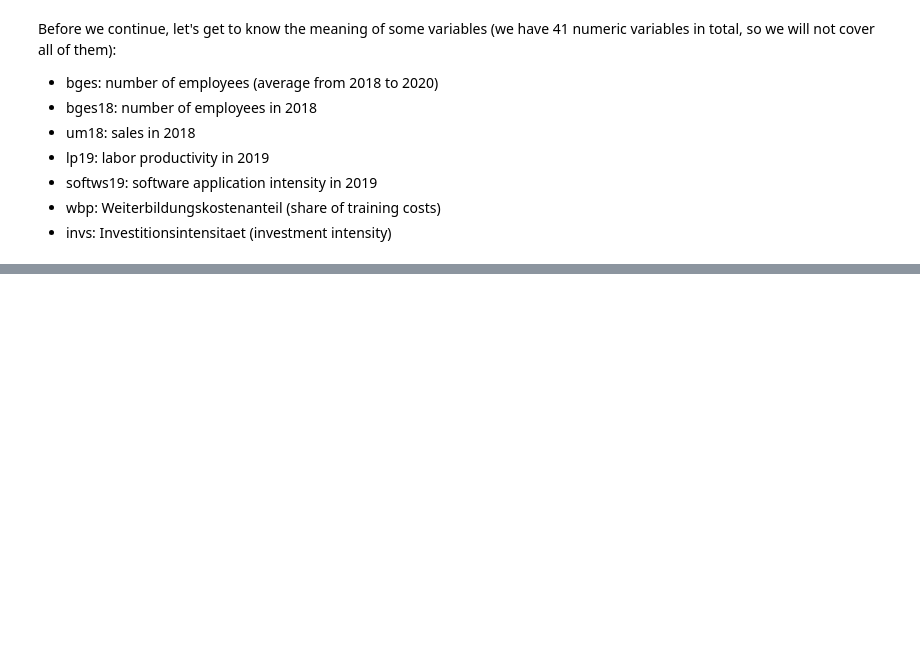
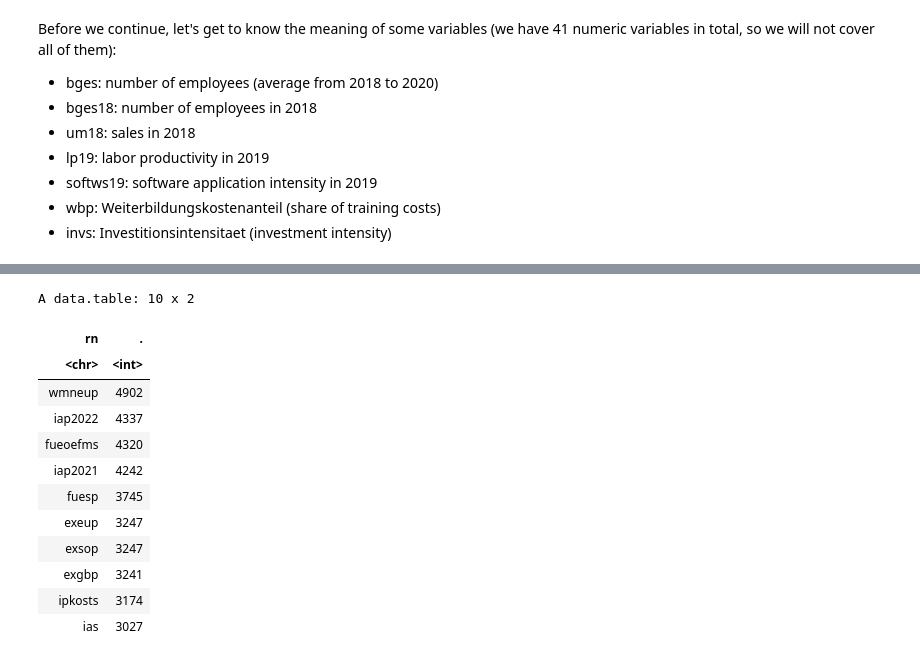
Before and after one commit to oceanumeric/data-science-go-small, a Jupyter notebook: all-in-one-for-the-exam/all-in-one.ipynb, the cells around one changed output, grey strips where cells are left out. Saved outputs shown, nothing was run; the diff lists cells and outputs as text; code cells hidden in the pictures; blank space fills up the shorter version.

```diff
--- a/all-in-one-for-the-exam/all-in-one.ipynb
+++ b/all-in-one-for-the-exam/all-in-one.ipynb
@@ -111,0 +126,25 @@ Before we continue, let's get to know the meaning of some variables (we have 41
+# %%
+# check the number of missing values in each column
+cis %>%
+    .[, .SD, .SDcols = is.double] %>%
+    # check the number of missing values in each column
+    sapply(function(x) sum(is.na(x))) %>%
+    # sort the number of missing values in each column
+    sort(decreasing = TRUE) %>%
+    # convert to data.table and keep rownames as a column
+    as.data.table(keep.rownames = TRUE) %>%
+    head(10)
+# %% [output]
+A data.table: 10 x 2
+| rn | . |
+| <chr> | <int> |
+| wmneup | 4902 |
+| iap2022 | 4337 |
+| fueoefms | 4320 |
+| iap2021 | 4242 |
+| fuesp | 3745 |
+| exeup | 3247 |
+| exsop | 3247 |
+| exgbp | 3241 |
+| ipkosts | 3174 |
+| ias | 3027 |
```
Also changed, not shown: parts of 18 cells of this notebook.
